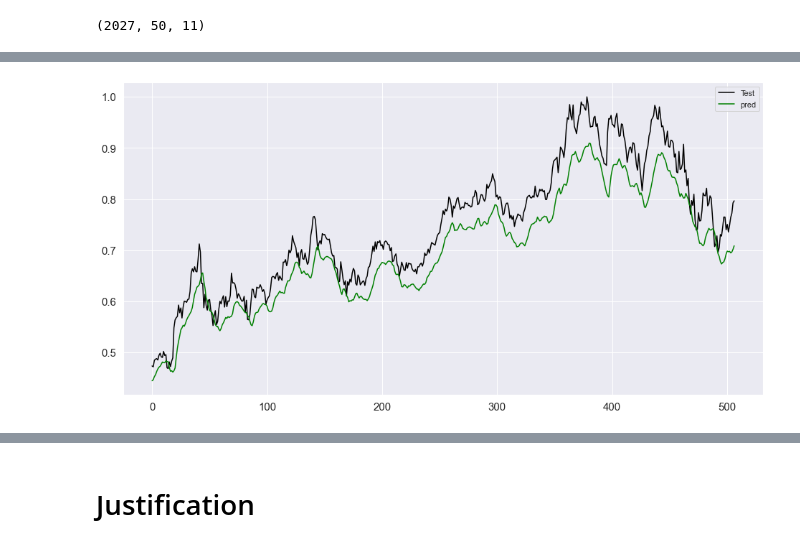
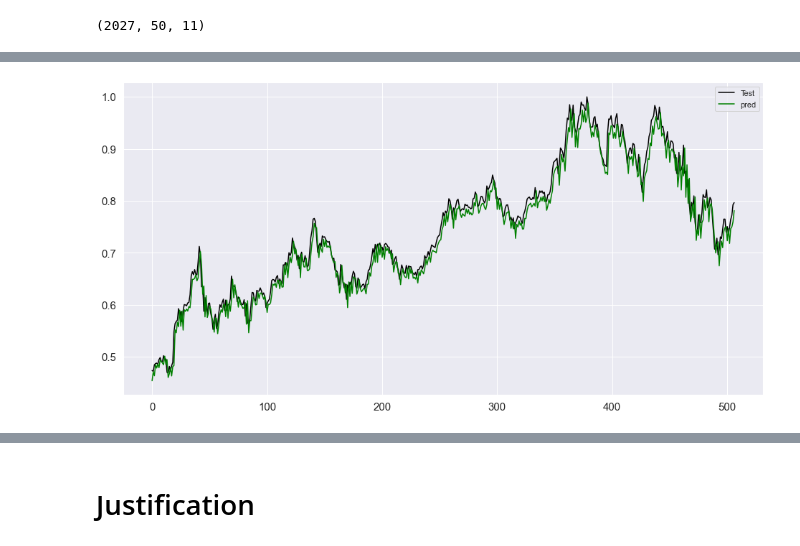
Before and after one commit to Dmenegassi/Investment-and-Trading-Capstone-Project---Build-a-Stock-Price-Indicator, a Jupyter notebook: Investment and Trading Capstone Project - Build a Stock Price Indicator.ipynb, the cells around one changed output, grey strips where cells are left out. Drawn from its saved outputs; the diff is of its cells as text; code cells hidden in the pictures.

```diff
--- a/Investment and Trading Capstone Project - Build a Stock Price Indicator.ipynb
+++ b/Investment and Trading Capstone Project - Build a Stock Price Indicator.ipynb
@@ -1247,11 +1247,11 @@ Epoch 100/100
 # %%
 plt.figure(figsize=(16,8))
 plt.plot(y_test, color = 'black', label = 'Test')
-plt.plot(lstm_ypred, color = 'green', label = 'pred')
+plt.plot(lstm_ypred2, color = 'green', label = 'pred')
 plt.legend()
 plt.show()
 # %% [output]
-[figure, old version]
+[figure, new version]
 # %%
 lstmmodel2_MSE = mean_squared_error(y_test, lstm_ypred2, squared=True)
 # %%
```
Also changed, not shown: parts of 27 cells of this notebook.
